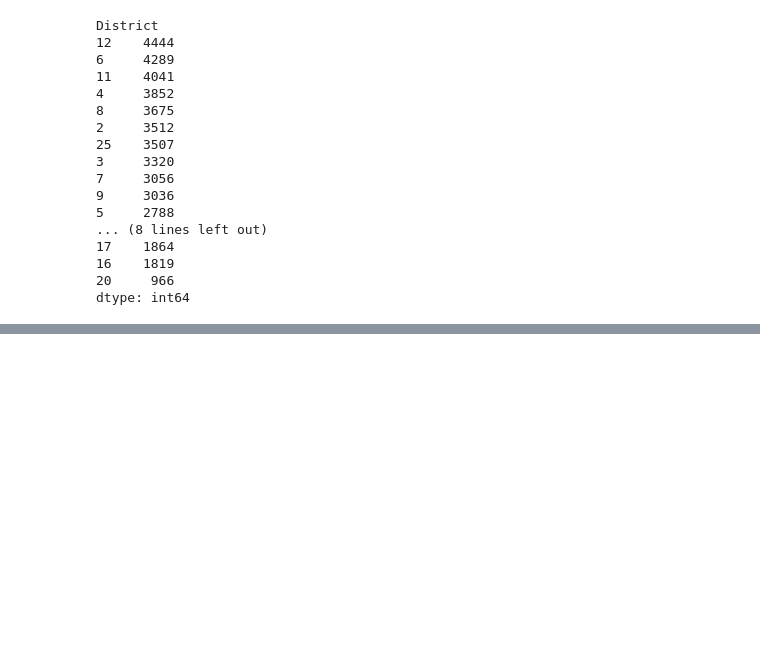
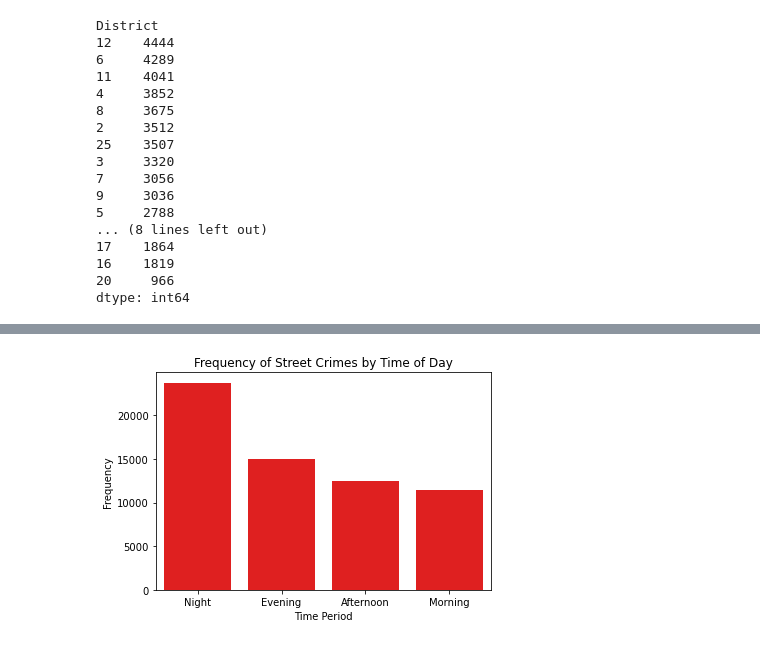
Before and after one commit to amudd10/Chicago-Crime-Analysis, a Jupyter notebook: Chi_crime2022.ipynb, the cells around one changed output, grey strips where cells are left out. Saved outputs shown, nothing was run; the diff lists cells and outputs as text; code cells hidden in the pictures; blank space fills up the shorter version.

```diff
--- a/Chi_crime2022.ipynb
+++ b/Chi_crime2022.ipynb
@@ -339,21 +303,18 @@ District
 20     966
 dtype: int64
 # %%
-time_periods = []
+# Create a new column with time periods
+def get_time_period(hour):
+    if hour >= 5 and hour < 12:
+        return 'Morning'
+    elif hour >= 12 and hour < 17:
+        return 'Afternoon'
+    elif hour >= 17 and hour < 21:
+        return 'Evening'
+    else:
+        return 'Night'
 
-for date in street_crimes.index:
-    hour = date.hour
-
-    if hour > 5 and hour <12:
-        time_periods.append('Morning')
-    elif hour > 12 and hour < 17:
-        time_periods.append('Afternoon')
-    elif hour > 17 and hour < 21:
-        time_periods.append('Evening')
-    else:
-        time_periods.append('Night')
-
-street_crimes['Time Periods'] = time_periods
+street_crimes['Time Period'] = street_crimes['Hour'].apply(get_time_period)
 street_crimes.head()
 # %% [output]
 A value is trying to be set on a copy of a slice from a DataFrame.
@@ -372,3 +332,0 @@ See the caveats in the documentation: https://pandas.pydata.org/pandas-docs/stab
-# %%
-street_crimes = street_crimes.drop('time Periods', axis=1)
-street_crimes.head()
@@ -405,0 +333,16 @@ street_crimes.head(50)
+# %%
+# Compute the frequency of street crimes by time period
+time_period_counts = street_crimes['Time Period'].value_counts()
+
+# Create a barplot of the time period counts
+sns.barplot(x=time_period_counts.index, y=time_period_counts.values, color='r')
+
+# Set the title and axis labels
+plt.title('Frequency of Street Crimes by Time of Day')
+plt.xlabel('Time Period')
+plt.ylabel('Frequency')
+
+# Display the plot
+plt.show()
+# %% [output]
+[figure, added]
```
Also changed, not shown: parts of 5 cells of this notebook.
